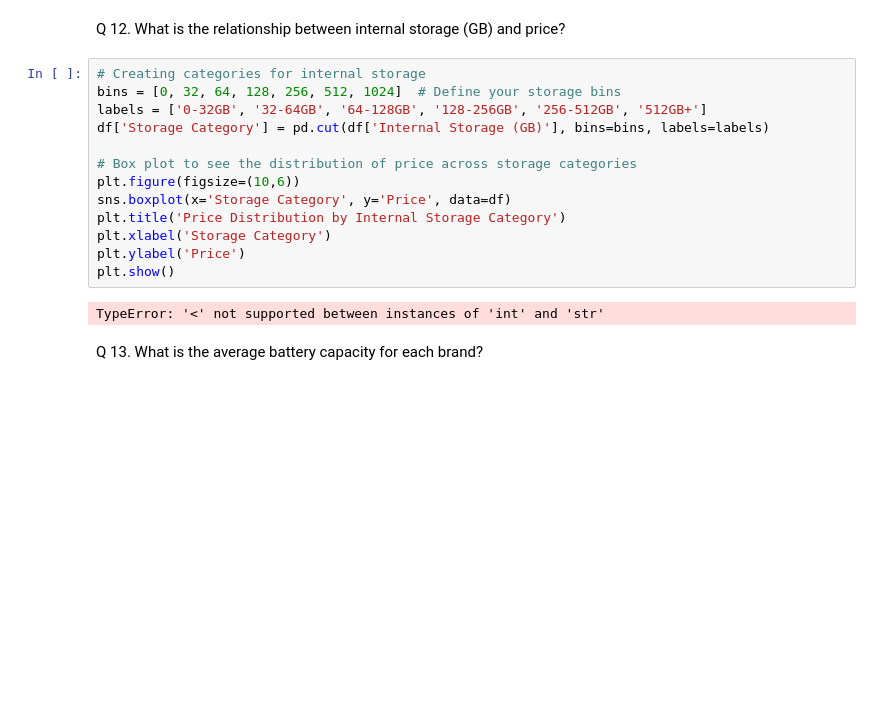
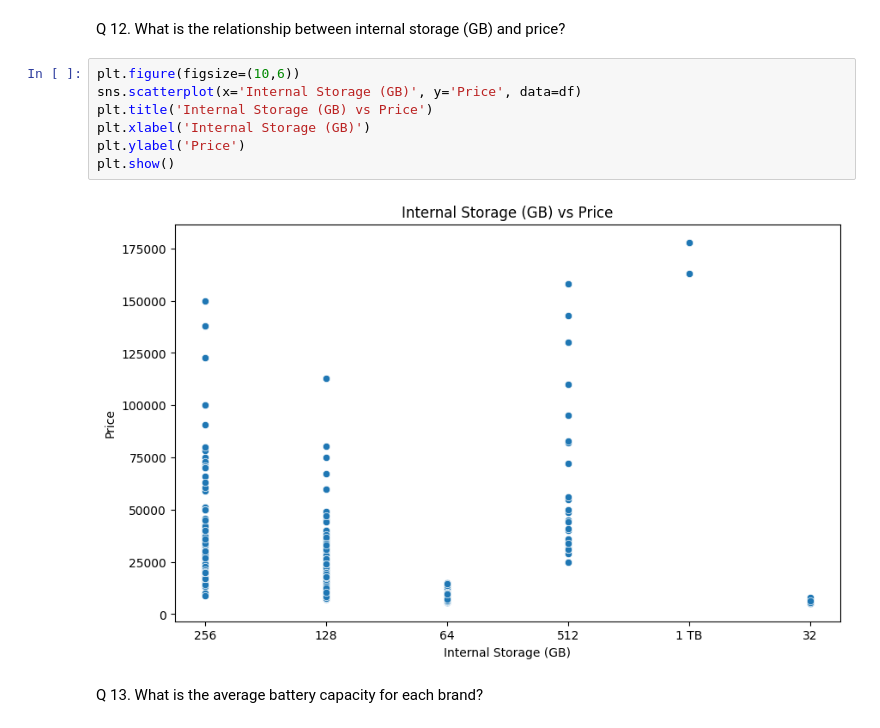
Before and after one commit to Mehaksaluja/Flipkart_Data_Analysis, a Jupyter notebook: EDA/Smartphone_Data_Analysis.ipynb, the cells around one changed output. Drawn from its saved outputs; the diff is of its cells as text; blank space fills up the shorter version.

```diff
--- a/EDA/Smartphone_Data_Analysis.ipynb
+++ b/EDA/Smartphone_Data_Analysis.ipynb
@@ -198,21 +198,15 @@ brand_counts.head(1)
 dtype: int64
 # %% [markdown]
 Q 12. What is the relationship between internal storage (GB) and price?
-# %%
-# Creating categories for internal storage
-bins = [0, 32, 64, 128, 256, 512, 1024]  # Define your storage bins
-labels = ['0-32GB', '32-64GB', '64-128GB', '128-256GB', '256-512GB', '512GB+']
-df['Storage Category'] = pd.cut(df['Internal Storage (GB)'], bins=bins, labels=labels)
-
-# Box plot to see the distribution of price across storage categories
-plt.figure(figsize=(10,6))
-sns.boxplot(x='Storage Category', y='Price', data=df)
-plt.title('Price Distribution by Internal Storage Category')
-plt.xlabel('Storage Category')
-plt.ylabel('Price')
-plt.show()
-# %% [output]
-TypeError: '<' not supported between instances of 'int' and 'str'
+# %%
+plt.figure(figsize=(10,6))
+sns.scatterplot(x='Internal Storage (GB)', y='Price', data=df)
+plt.title('Internal Storage (GB) vs Price')
+plt.xlabel('Internal Storage (GB)')
+plt.ylabel('Price')
+plt.show()
+# %% [output]
+[figure, added]
 # %% [markdown]
 Q 13. What is the average battery capacity for each brand?
 # %%
```
